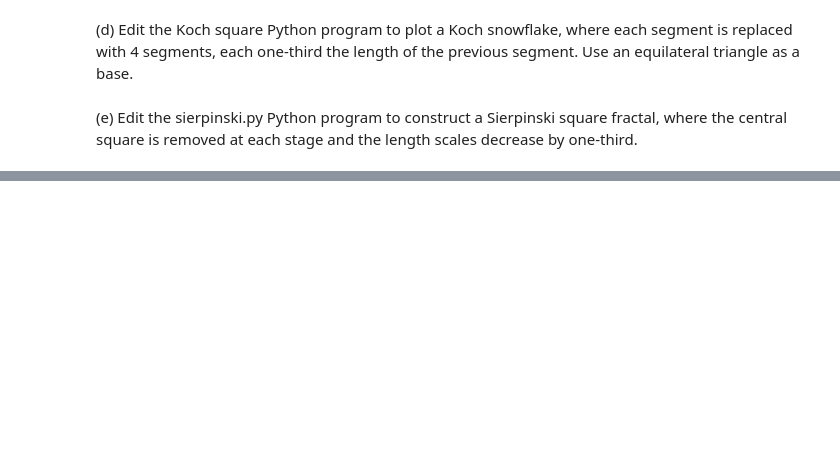
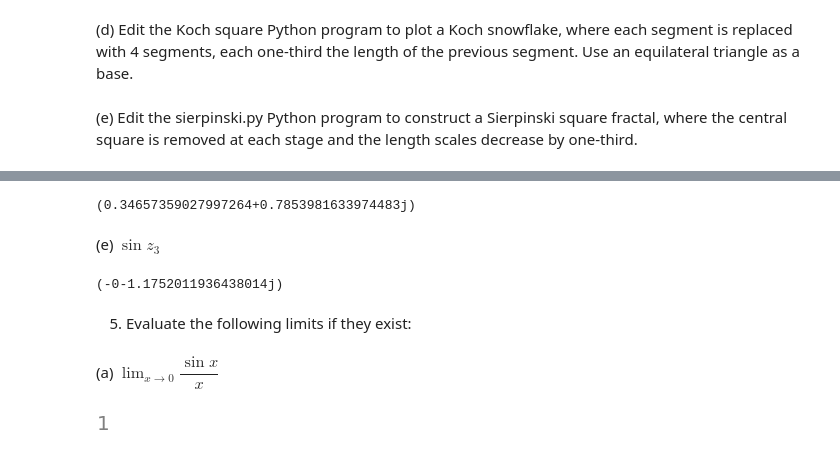
Before and after one commit to igoandrade/python_learning, a Jupyter notebook: dynamical_systems_with_python/chap_01/chap_01.ipynb, the cells around one changed output, grey strips where cells are left out. Drawn from its saved outputs; the diff is of its cells as text; code cells hidden in the pictures; blank space fills up the shorter version.

```diff
--- a/dynamical_systems_with_python/chap_01/chap_01.ipynb
+++ b/dynamical_systems_with_python/chap_01/chap_01.ipynb
@@ -126,0 +304,19 @@ koch_square(200,4)
+# %%
+np.log(z1)
+# %% [output]
+(0.34657359027997264+0.7853981633974483j)
+# %% [markdown]
+(e) $\sin z_3$
+# %%
+np.sin(z3)
+# %% [output]
+(-0-1.1752011936438014j)
+# %% [markdown]
+5. Evaluate the following limits if they exist:
+# %% [markdown]
+(a) $\lim_{x \rightarrow 0} \dfrac{\sin{x}}{x}$
+# %%
+x = sp.symbols('x')
+sp.limit(sp.sin(x)/x, x, 0)
+# %% [output]
+[figure, added]
```
Also changed, not shown: parts of 97 cells of this notebook, 4 other files.
